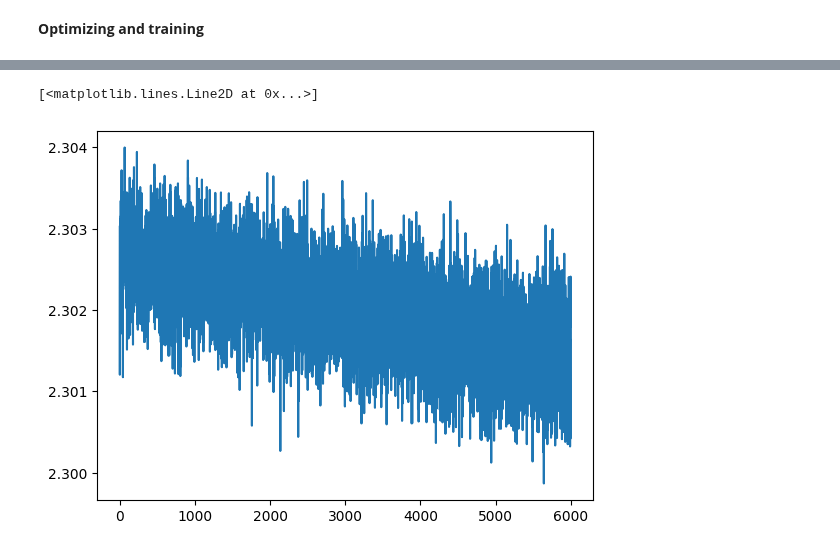
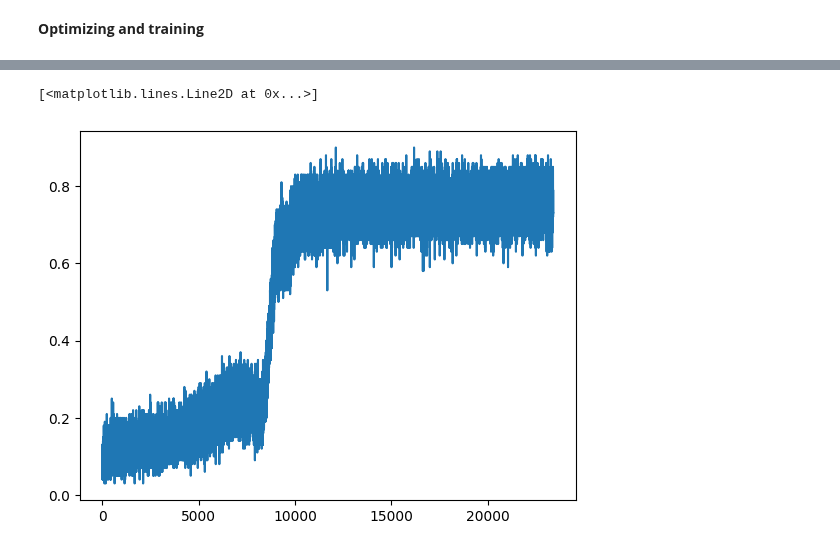
Before and after one commit to muggukejsarn/y4p1, a Jupyter notebook: p3/deeplearning/assignment2/ha2.ipynb, the cells around one changed output, grey strips where cells are left out. Saved outputs shown, nothing was run; the diff lists cells and outputs as text; code cells hidden in the pictures.

```diff
--- a/p3/deeplearning/assignment2/ha2.ipynb
+++ b/p3/deeplearning/assignment2/ha2.ipynb
@@ -21,6 +21,6 @@ Implement exactly the same network as for assignment 1.
 The first network from assignment 1 is a linear model. The input dimension is 784 (28x28 pixels) and the output dimension is 10. The second network is multilayered. The one I implemented had 2 hidden layers á 100 neurons each, which the same necessary input and output dimensions.
 # %%
 # Load the data
-X_train, Y_train, X_test, Y_test = load_mnist_func("station")
+X_train, Y_train, X_test, Y_test = load_mnist_func("laptop")
 # %% [output]
 Poopdogs
@@ -229,10 +212,10 @@ class ConvNetwork(torch.nn.Module):
 **Optimizing and training**
 # %%
 model = ConvNetwork()
-optimizer = torch.optim.SGD(model.parameters(), lr=0.001, momentum=0)
+optimizer = torch.optim.SGD(model.parameters(), lr=0.005, momentum=0)
 
-num_epochs = 50
-batch_size = 100 # size used in lab1
+num_epochs = 30
+batch_size = 64 # size used in lab1
 
 def train(model, traindata, testdata, num_epochs=40, batch_size=100, optmzr="sgd"):
 
@@ -330,5 +298,5 @@ Entering epoch 28 out of 40.
 # %%
-plt.plot(range(len(trc)), trc)
+plt.plot(range(len(tra)), tra)
 # %% [output]
 [<matplotlib.lines.Line2D at 0x...>]
-[figure, old version]
+[figure, new version]
```
Also changed, not shown: parts of 5 cells of this notebook.
